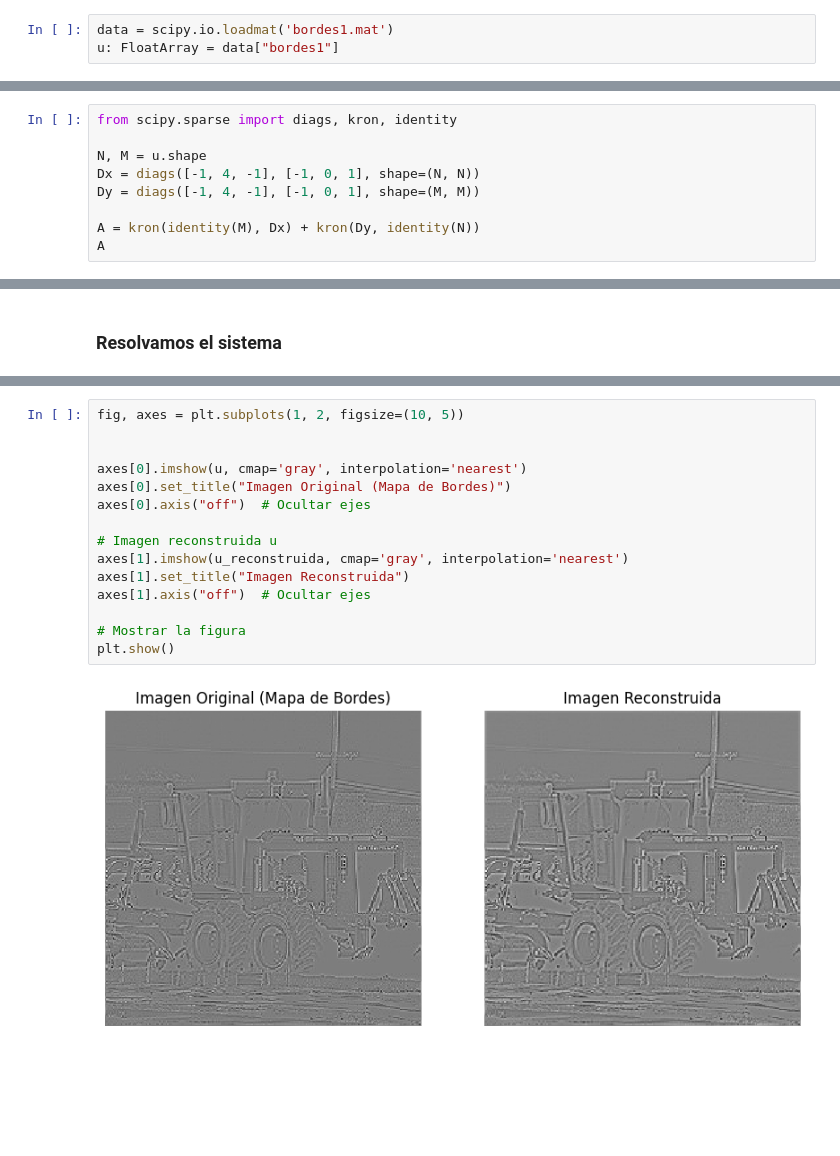
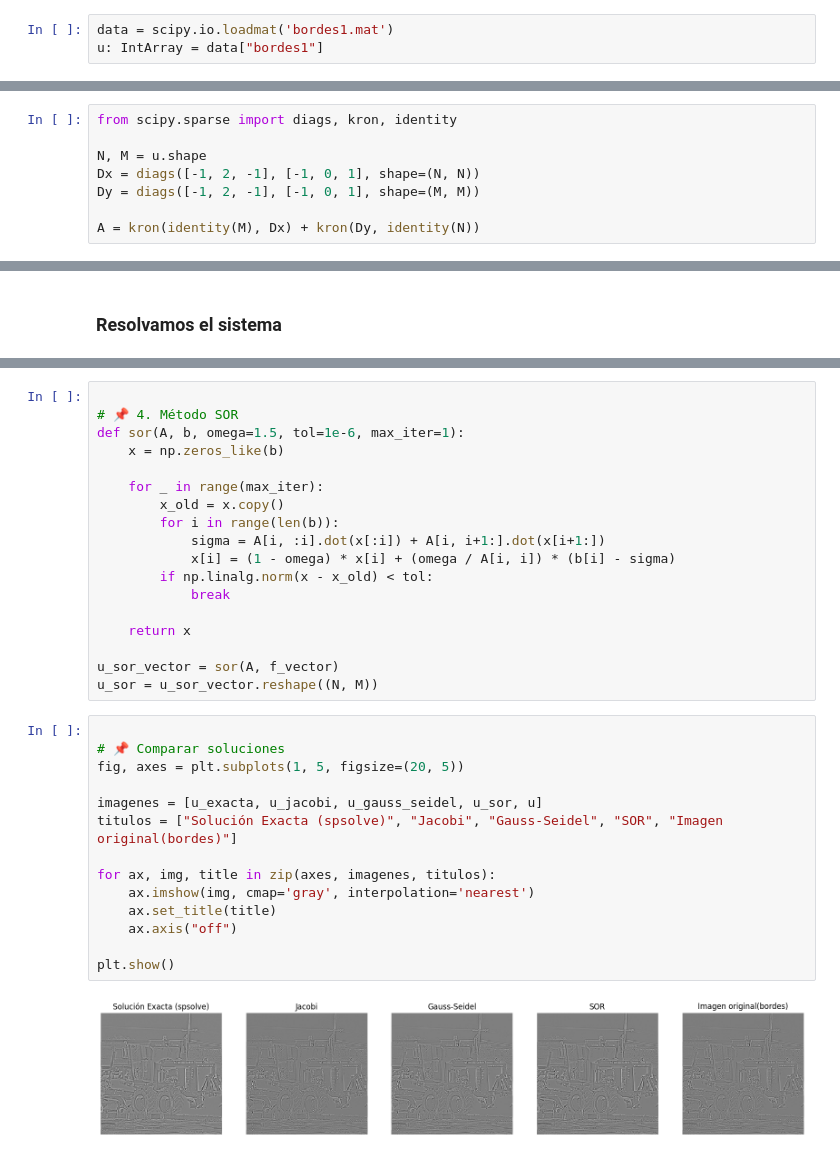
Before and after one commit to Things-I-learn/Analisis-Numerico-2024, a Jupyter notebook: Imagenes/Solution.ipynb, the cells around one changed output, grey strips where cells are left out. Saved outputs shown, nothing was run; the diff lists cells and outputs as text; blank space fills up the shorter version.

```diff
--- a/Imagenes/Solution.ipynb
+++ b/Imagenes/Solution.ipynb
@@ -12,14 +146,13 @@ FloatArray = NDArray[np.int16]
 # %%
 data = scipy.io.loadmat('bordes1.mat')
-u: FloatArray = data["bordes1"]
+u: IntArray = data["bordes1"]
 # %% [markdown]
 ### Generamos la matriz dispersa
 # %%
 from scipy.sparse import diags, kron, identity
 
 N, M = u.shape
-Dx = diags([-1, 4, -1], [-1, 0, 1], shape=(N, N))
-Dy = diags([-1, 4, -1], [-1, 0, 1], shape=(M, M))
+Dx = diags([-1, 2, -1], [-1, 0, 1], shape=(N, N))
+Dy = diags([-1, 2, -1], [-1, 0, 1], shape=(M, M))
 
 A = kron(identity(M), Dx) + kron(Dy, identity(N))
-A
@@ -116,17 +210,34 @@ MemoryError: Unable to allocate 24.7 GiB for an array with shape (57600, 57600)
-# %%
-fig, axes = plt.subplots(1, 2, figsize=(10, 5))
-
-
-axes[0].imshow(u, cmap='gray', interpolation='nearest')
-axes[0].set_title("Imagen Original (Mapa de Bordes)")
-axes[0].axis("off")  # Ocultar ejes
-
-# Imagen reconstruida u
-axes[1].imshow(u_reconstruida, cmap='gray', interpolation='nearest')
-axes[1].set_title("Imagen Reconstruida")
-axes[1].axis("off")  # Ocultar ejes
-
-# Mostrar la figura
-plt.show()
-# %% [output]
-[figure, removed]
+# %%
+
+# 📌 4. Método SOR
+def sor(A, b, omega=1.5, tol=1e-6, max_iter=1):
+    x = np.zeros_like(b)
+
+    for _ in range(max_iter):
+        x_old = x.copy()
+        for i in range(len(b)):
+            sigma = A[i, :i].dot(x[:i]) + A[i, i+1:].dot(x[i+1:])
+            x[i] = (1 - omega) * x[i] + (omega / A[i, i]) * (b[i] - sigma)
+        if np.linalg.norm(x - x_old) < tol:
+            break
+
+    return x
+
+u_sor_vector = sor(A, f_vector)
+u_sor = u_sor_vector.reshape((N, M))
+# %%
+
+# 📌 Comparar soluciones
+fig, axes = plt.subplots(1, 5, figsize=(20, 5))
+
+imagenes = [u_exacta, u_jacobi, u_gauss_seidel, u_sor, u]
+titulos = ["Solución Exacta (spsolve)", "Jacobi", "Gauss-Seidel", "SOR", "Imagen original(bordes)"]
+
+for ax, img, title in zip(axes, imagenes, titulos):
+    ax.imshow(img, cmap='gray', interpolation='nearest')
+    ax.set_title(title)
+    ax.axis("off")
+
+plt.show()
+# %% [output]
+[figure, added]
```
Also changed, not shown: parts of 11 cells of this notebook, 2 other files.
